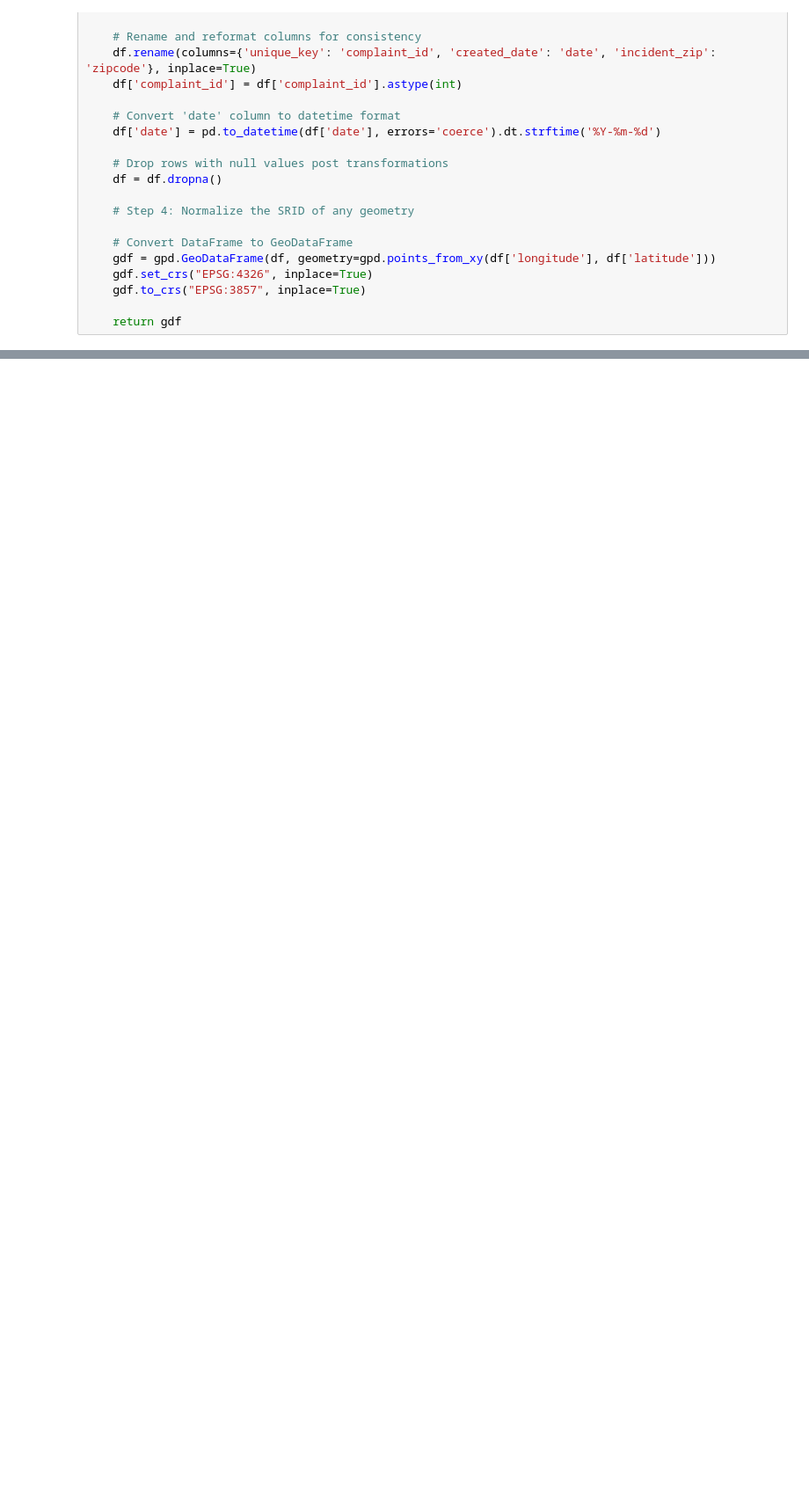
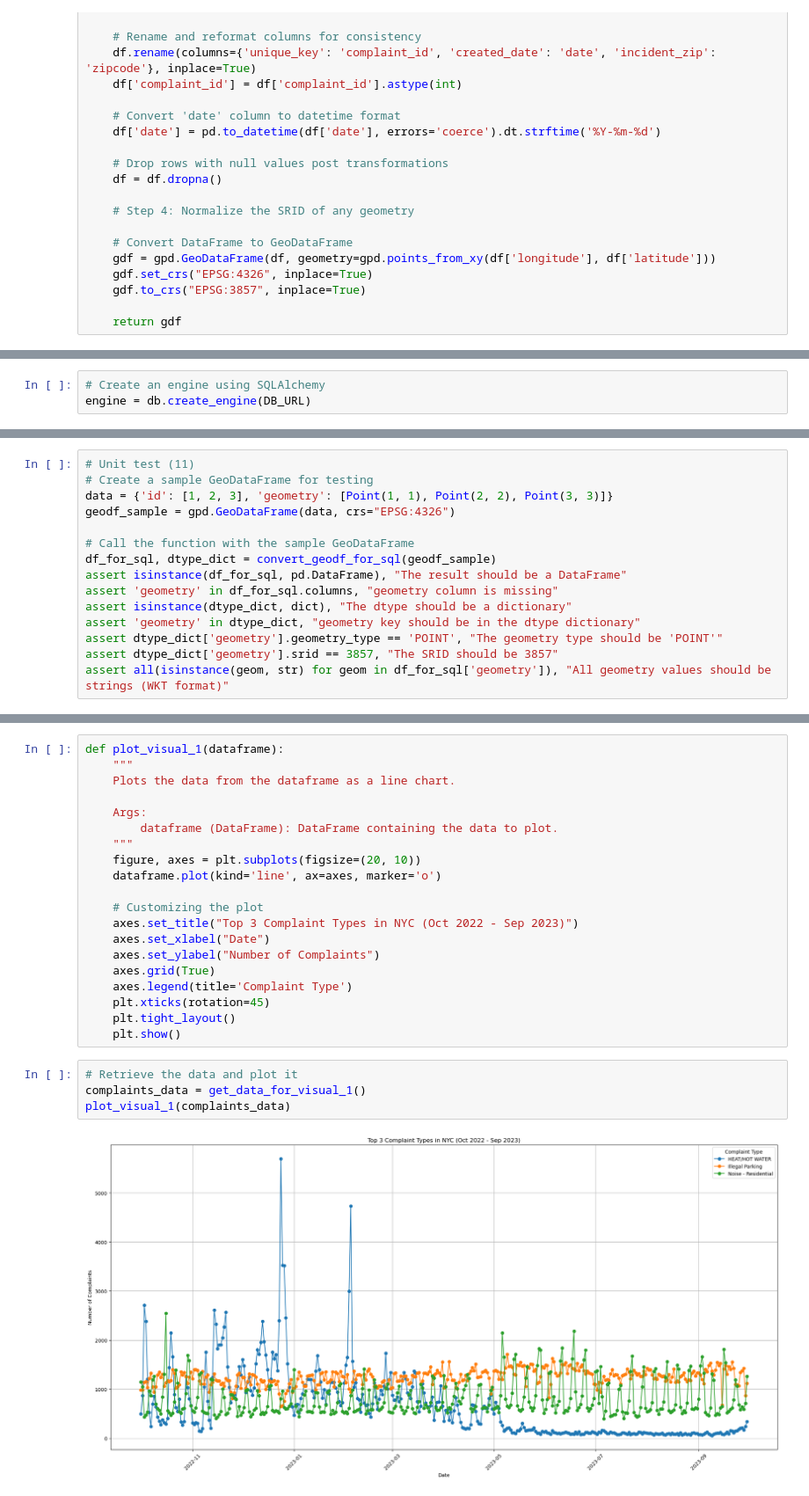
Before and after one commit to lc3779/Project_4501_IEOR, a Jupyter notebook: Project_4501_IEOR.ipynb, the cells around one changed output, grey strips where cells are left out. Shown at 88% size. Saved outputs shown, nothing was run; the diff lists cells and outputs as text; blank space fills up the shorter version.

Commit message:
Feat: part4, visualization1-3

```diff
--- a/Project_4501_IEOR.ipynb
+++ b/Project_4501_IEOR.ipynb
@@ -510,0 +864,3 @@ def clean_filter_311(filename, nyc_zipcodes):
+# %%
+# Create an engine using SQLAlchemy
+engine = db.create_engine(DB_URL)
@@ -510,0 +979,15 @@ def clean_filter_311(filename, nyc_zipcodes):
+# %%
+# Unit test (11)
+# Create a sample GeoDataFrame for testing
+data = {'id': [1, 2, 3], 'geometry': [Point(1, 1), Point(2, 2), Point(3, 3)]}
+geodf_sample = gpd.GeoDataFrame(data, crs="EPSG:4326")
+
+# Call the function with the sample GeoDataFrame
+df_for_sql, dtype_dict = convert_geodf_for_sql(geodf_sample)
+assert isinstance(df_for_sql, pd.DataFrame), "The result should be a DataFrame"
+assert 'geometry' in df_for_sql.columns, "geometry column is missing"
+assert isinstance(dtype_dict, dict), "The dtype should be a dictionary"
+assert 'geometry' in dtype_dict, "geometry key should be in the dtype dictionary"
+assert dtype_dict['geometry'].geometry_type == 'POINT', "The geometry type should be 'POINT'"
+assert dtype_dict['geometry'].srid == 3857, "The SRID should be 3857"
+assert all(isinstance(geom, str) for geom in df_for_sql['geometry']), "All geometry values should be strings (WKT format)"
@@ -510,0 +1457,26 @@ def clean_filter_311(filename, nyc_zipcodes):
+# %%
+def plot_visual_1(dataframe):
+    """
+    Plots the data from the dataframe as a line chart.
+
+    Args:
+        dataframe (DataFrame): DataFrame containing the data to plot.
+    """
+    figure, axes = plt.subplots(figsize=(20, 10))
+    dataframe.plot(kind='line', ax=axes, marker='o')
+
+    # Customizing the plot
+    axes.set_title("Top 3 Complaint Types in NYC (Oct 2022 - Sep 2023)")
+    axes.set_xlabel("Date")
+    axes.set_ylabel("Number of Complaints")
+    axes.grid(True)
+    axes.legend(title='Complaint Type')
+    plt.xticks(rotation=45)
+    plt.tight_layout()
+    plt.show()
+# %%
+# Retrieve the data and plot it
+complaints_data = get_data_for_visual_1()
+plot_visual_1(complaints_data)
+# %% [output]
+[figure, added]
```
Also changed, not shown: parts of 75 cells of this notebook, 6 other files.
